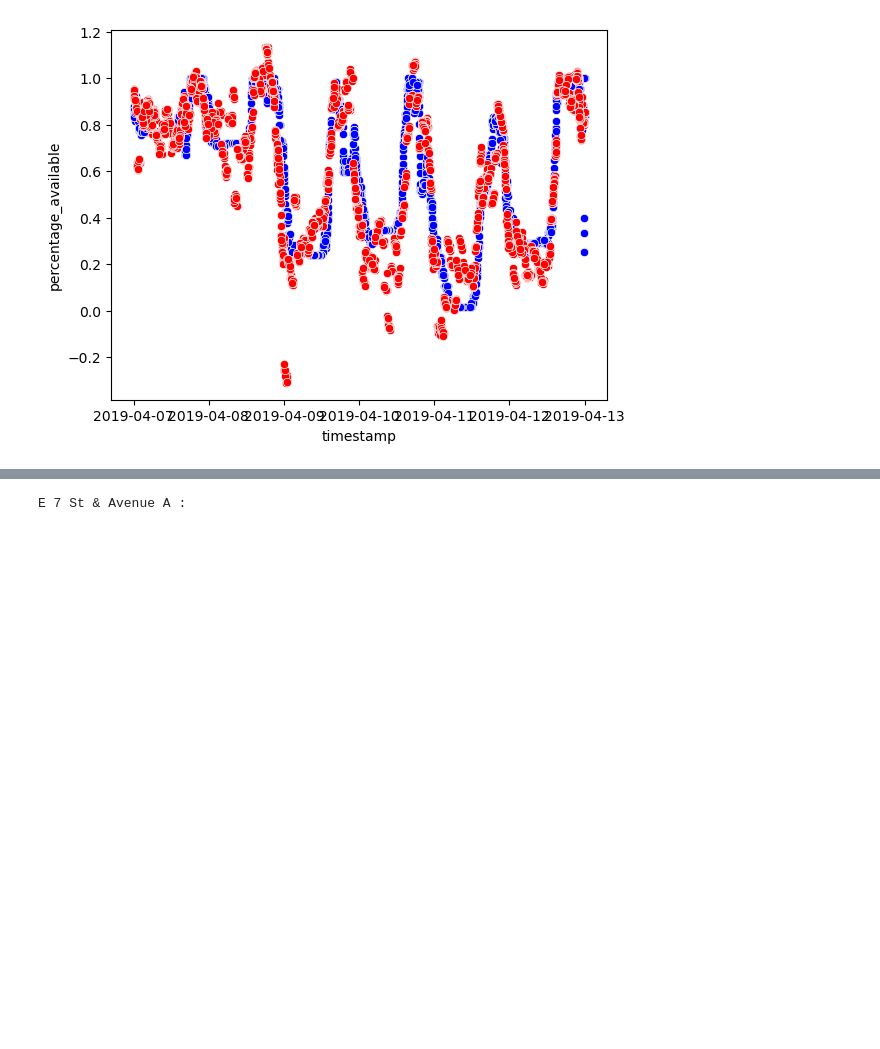
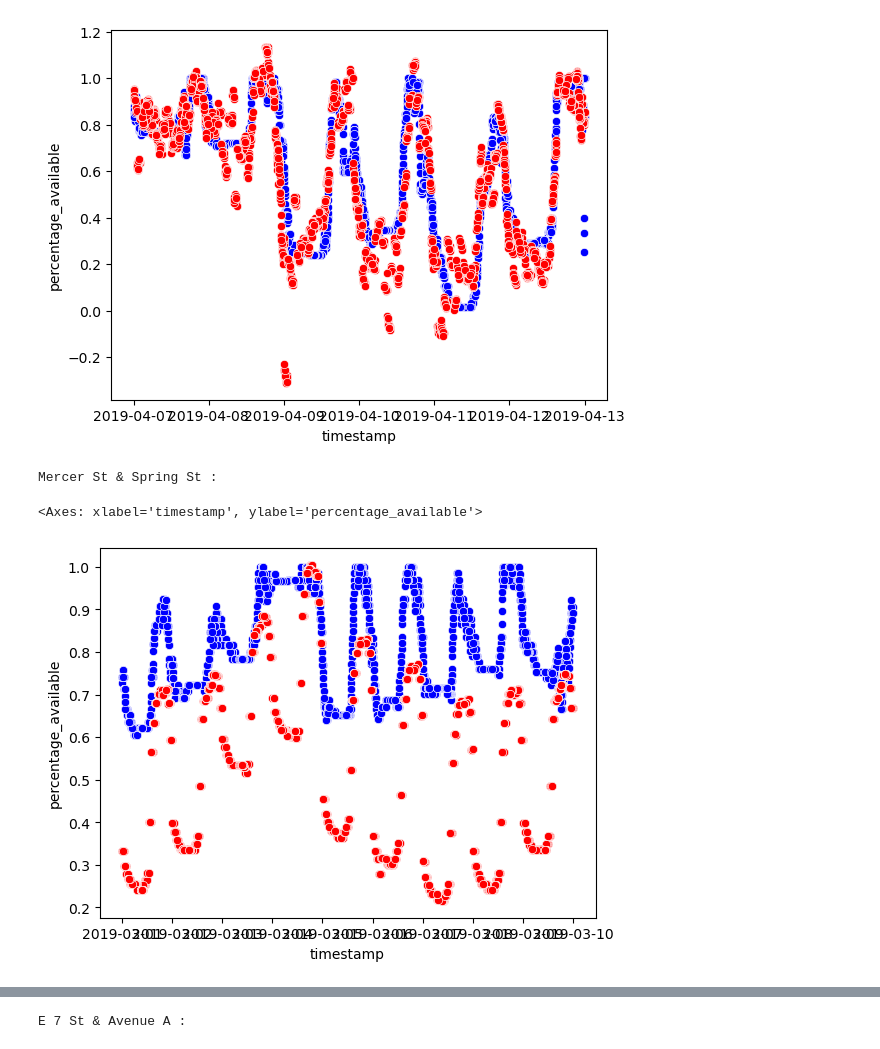
Before and after one commit to tristange123/citi_bike_project, a Jupyter notebook: Python_Backend/model_testing.ipynb, the cells around one changed output, grey strips where cells are left out. Saved outputs shown, nothing was run; the diff lists cells and outputs as text; code cells hidden in the pictures; blank space fills up the shorter version.

Commit message:
Fixed Validation, switched to parque, organized files, and many other bug fixes

```diff
--- a/Python_Backend/model_testing.ipynb
+++ b/Python_Backend/model_testing.ipynb
@@ -310,10 +295,11 @@ from catboost import CatBoostRegressor
 - Used a simple validation setup: years **2017 to 2018** for training and year **2019** for validation (omitted 2020, 2021 for COVID and 2016 for the system being in an earlier stage)
 - Trained the model out a randomly sampled subset of the total collected data due to RAM limitations
 # %%
-df = process_file('mediumset_14thstbelow.csv')
+df = process_file('All_Data/Cleaned/large_2017-2018_500,000per.parquet')
 feature_columns = ['shortname', 'Month', 'Day', 'Hour',
-                   'IsWeekend', 'IsHoliday', 'IsNonWorkingDay', 'lat', 'lon', 'IsRushHour','minute',
-                   'temp','prcp','snwd','wspd','time_since_rain','time_since_dry']
+                   'IsWeekend', 'IsHoliday', 'IsNonWorkingDay', 'lat', 'lon', 'IsRushHour','minute'
+                   ,'temp','prcp','snwd','wspd','time_since_rain','time_since_dry'
+                   ]
 
 
 X_train = df[feature_columns]
@@ -325,5 +337,5 @@ After dropping NA: 1444660 rows
 # %%
-val_dataset = process_file('smallvalset_14thstbelow.csv')
+val_dataset = process_file('All_Data/Cleaned/large_2019_500,000per.parquet')
 X_val = val_dataset[feature_columns]
 y_val = val_dataset['percentage_available']
 # %% [output]
@@ -347,9 +358,9 @@ print("Training baseline XGBoost model...")
 
 # Initialize XGBoost regressor with default parameters
 baseline_model = CatBoostRegressor(
-    iterations=3500,
-    learning_rate= 0.7,
-    depth=9,
+    iterations=2000,
+    learning_rate= 0.05,
+    depth=4,
     loss_function='RMSE',
     eval_metric='RMSE',
     random_seed=42,
@@ -402,10 +413,10 @@ Validation Set:
 ### Confirmation Validation Test with full data for a few stations
 - Just a sanity check
 # %%
-val_dataset = process_file('valset_dense_fewstations.csv')
 
-X_smallval = val_dataset[feature_columns]
-y_smallval = val_dataset['percentage_available']
+
+X_smallval = df_viz[feature_columns]
+y_smallval = df_viz['percentage_available']
 
 y_smallval_pred = baseline_model.predict(X_smallval)
 
@@ -495,3 +502,20 @@ sns.scatterplot(data= val_dataset[(val_dataset['shortname'] == SHORTNAME) & time
 Mercer St & Spring St :
 <Axes: xlabel='timestamp', ylabel='percentage_available'>
 [figure]
+# %%
+
+df_viz['predictions'] = y_smallval_pred
+
+SHORTNAME = '5532.01'
+
+timeframe_graphed = (df_viz['timestamp'] >= dt(2019,3,1, tzinfo = timezone.utc)) & (df_viz['timestamp'] < dt(2019,3,10, tzinfo = timezone.utc))
+
+print(shortname_to_name[SHORTNAME], ':')
+
+
+sns.scatterplot(data= df_viz[(df_viz['shortname'] == SHORTNAME) & timeframe_graphed], x='timestamp', y='percentage_available', color = 'blue')
+sns.scatterplot(data= df_viz[(df_viz['shortname'] == SHORTNAME) & timeframe_graphed], x='timestamp', y='predictions', color = 'red')
+# %% [output]
+Mercer St & Spring St :
+<Axes: xlabel='timestamp', ylabel='percentage_available'>
+[figure, added]
```
Also changed, not shown: parts of 13 cells of this notebook, 11 other files.
